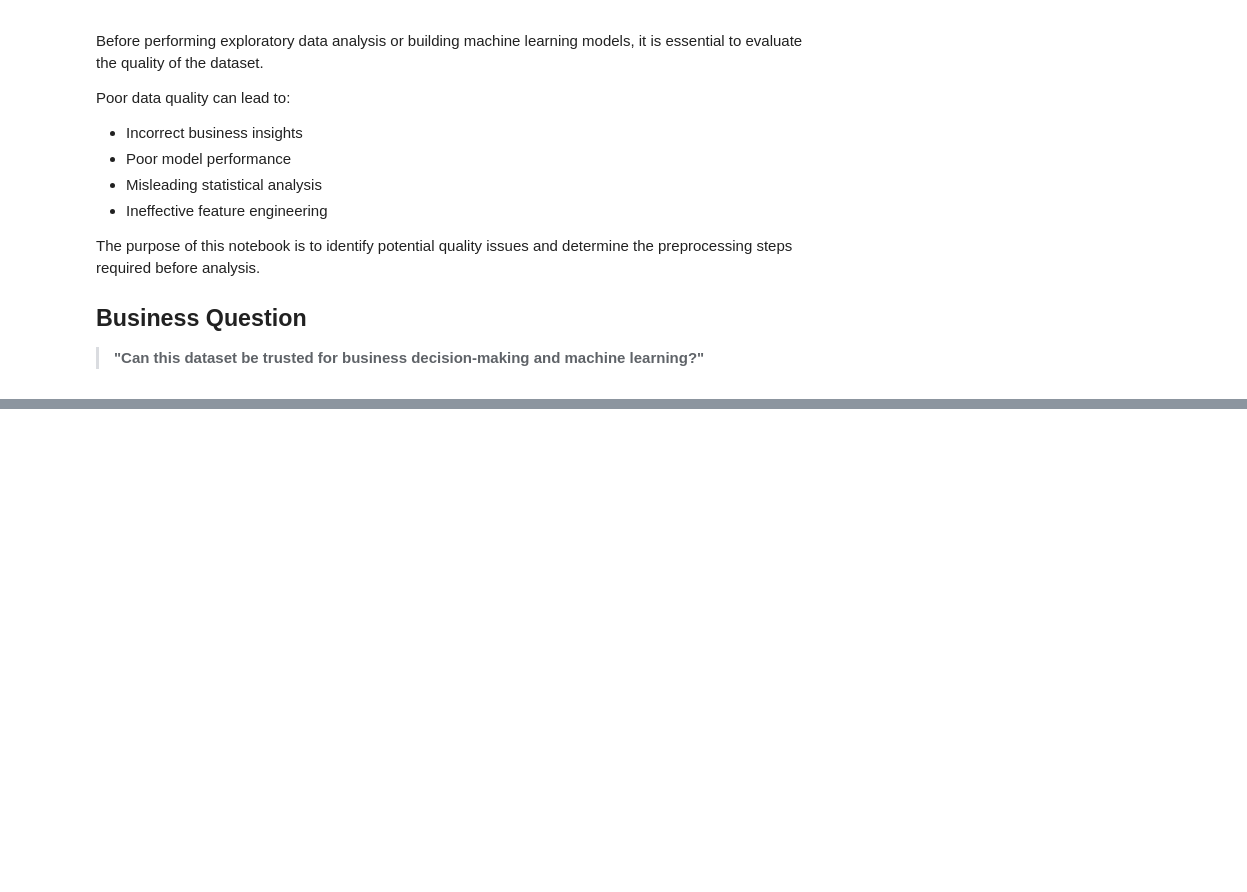
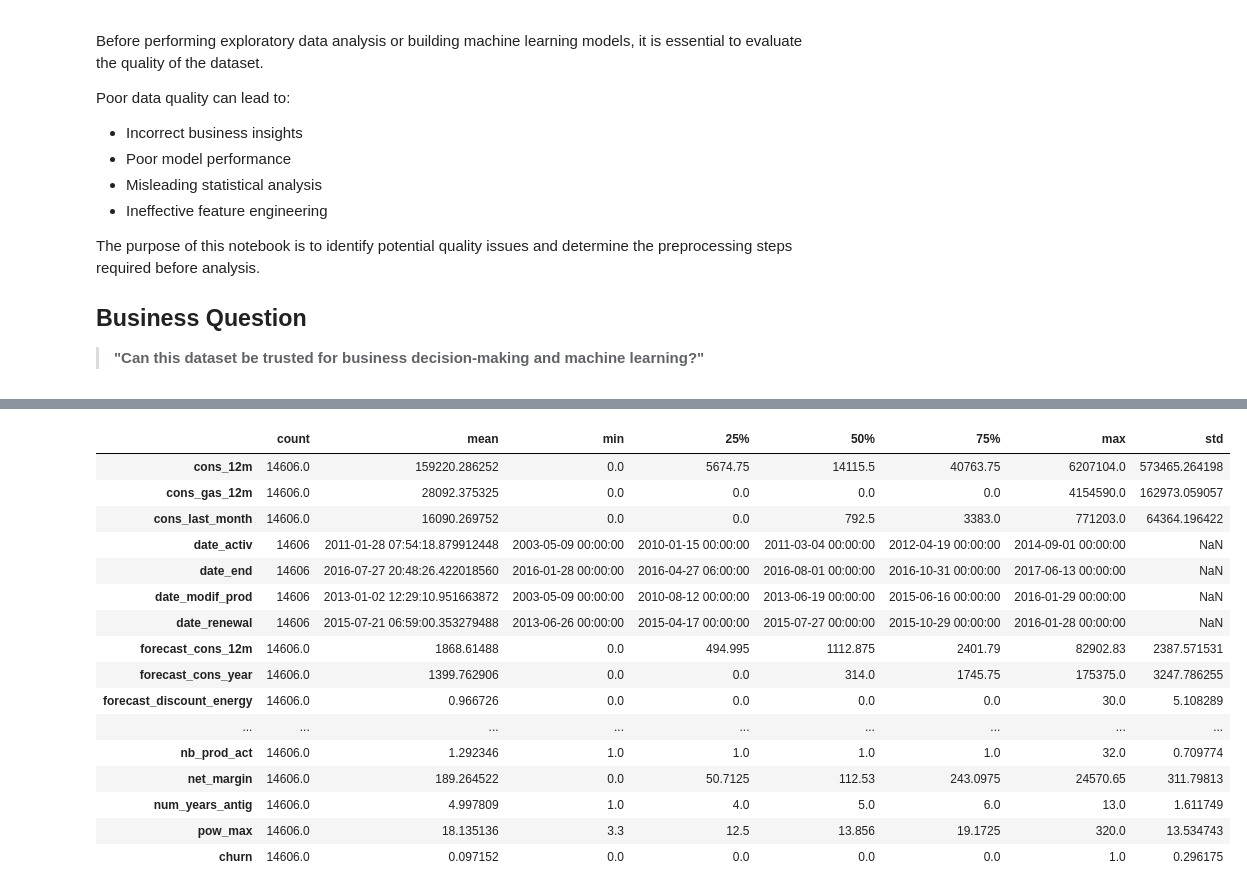
Before and after one commit to NomanAhmed234/PowerCo-Churn-Analysis, a Jupyter notebook: 02_Data_Quality_Assessment.ipynb, the cells around one changed output, grey strips where cells are left out. Cells and saved outputs as stored; diff of their text form; code cells hidden in the pictures; blank space fills up the shorter version.

Commit message:
Completed Data Quality Assessment notebook

```diff
--- a/02_Data_Quality_Assessment.ipynb
+++ b/02_Data_Quality_Assessment.ipynb
@@ -25,0 +52,4 @@ The purpose of this notebook is to identify potential quality issues and determi
+# %%
+client_df = pd.read_csv("client_data.csv")
+
+price_df = pd.read_csv("price_data.csv")
@@ -25,0 +191,9 @@ The purpose of this notebook is to identify potential quality issues and determi
+# %%
+date_columns=[
+"date_activ",
+"date_end",
+"date_modif_prod",
+"date_renewal"
+]
+
+client_df[date_columns]=client_df[date_columns].apply(pd.to_datetime)
@@ -25,0 +398,20 @@ The purpose of this notebook is to identify potential quality issues and determi
+# %%
+client_df.describe().T
+# %% [output]
+|  | count | mean | min | 25% | 50% | 75% | max | std |
+| cons_12m | 14606.0 | 159220.286252 | 0.0 | 5674.75 | 14115.5 | 40763.75 | 6207104.0 | 573465.264198 |
+| cons_gas_12m | 14606.0 | 28092.375325 | 0.0 | 0.0 | 0.0 | 0.0 | 4154590.0 | 162973.059057 |
+| cons_last_month | 14606.0 | 16090.269752 | 0.0 | 0.0 | 792.5 | 3383.0 | 771203.0 | 64364.196422 |
+| date_activ | 14606 | 2011-01-28 07:54:18.879912448 | 2003-05-09 00:00:00 | 2010-01-15 00:00:00 | 2011-03-04 00:00:00 | 2012-04-19 00:00:00 | 2014-09-01 00:00:00 | NaN |
+| date_end | 14606 | 2016-07-27 20:48:26.422018560 | 2016-01-28 00:00:00 | 2016-04-27 06:00:00 | 2016-08-01 00:00:00 | 2016-10-31 00:00:00 | 2017-06-13 00:00:00 | NaN |
+| date_modif_prod | 14606 | 2013-01-02 12:29:10.951663872 | 2003-05-09 00:00:00 | 2010-08-12 00:00:00 | 2013-06-19 00:00:00 | 2015-06-16 00:00:00 | 2016-01-29 00:00:00 | NaN |
+| date_renewal | 14606 | 2015-07-21 06:59:00.353279488 | 2013-06-26 00:00:00 | 2015-04-17 00:00:00 | 2015-07-27 00:00:00 | 2015-10-29 00:00:00 | 2016-01-28 00:00:00 | NaN |
+| forecast_cons_12m | 14606.0 | 1868.61488 | 0.0 | 494.995 | 1112.875 | 2401.79 | 82902.83 | 2387.571531 |
+| forecast_cons_year | 14606.0 | 1399.762906 | 0.0 | 0.0 | 314.0 | 1745.75 | 175375.0 | 3247.786255 |
+| forecast_discount_energy | 14606.0 | 0.966726 | 0.0 | 0.0 | 0.0 | 0.0 | 30.0 | 5.108289 |
+| ... | ... | ... | ... | ... | ... | ... | ... | ... |
+| nb_prod_act | 14606.0 | 1.292346 | 1.0 | 1.0 | 1.0 | 1.0 | 32.0 | 0.709774 |
+| net_margin | 14606.0 | 189.264522 | 0.0 | 50.7125 | 112.53 | 243.0975 | 24570.65 | 311.79813 |
+| num_years_antig | 14606.0 | 4.997809 | 1.0 | 4.0 | 5.0 | 6.0 | 13.0 | 1.611749 |
+| pow_max | 14606.0 | 18.135136 | 3.3 | 12.5 | 13.856 | 19.1725 | 320.0 | 13.534743 |
+| churn | 14606.0 | 0.097152 | 0.0 | 0.0 | 0.0 | 0.0 | 1.0 | 0.296175 |
```
Also changed, not shown: parts of 44 cells of this notebook.
